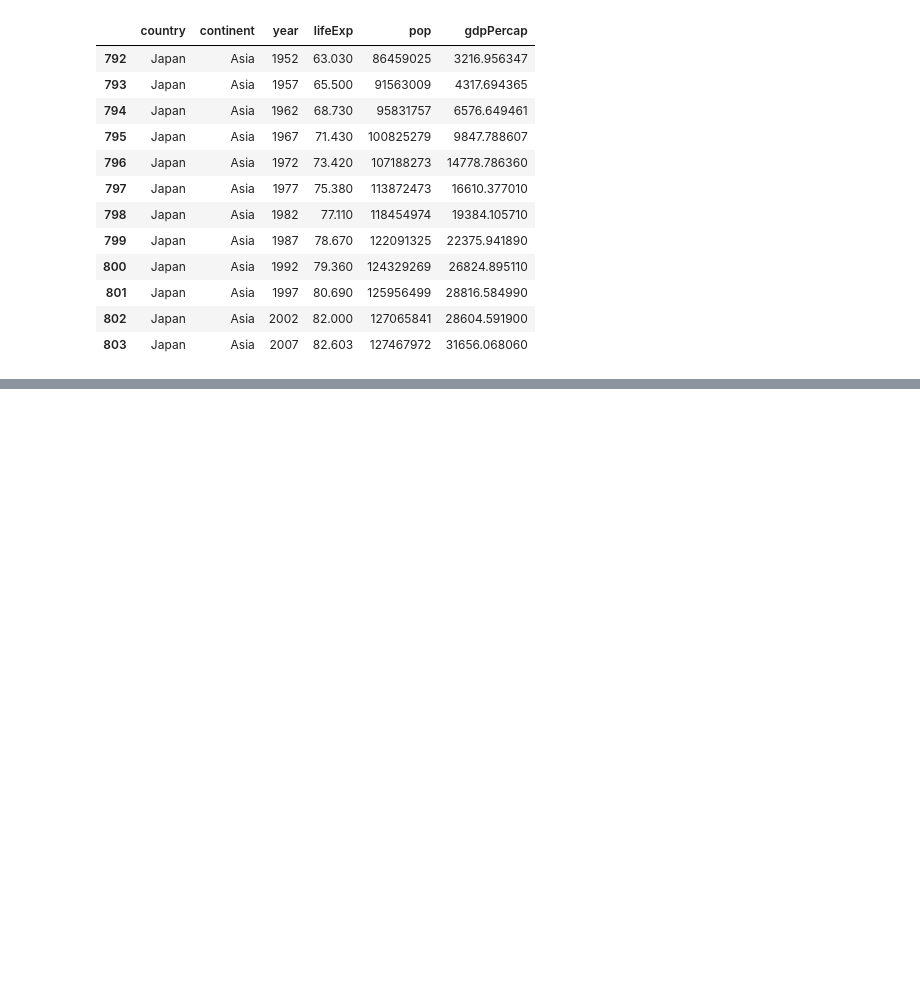
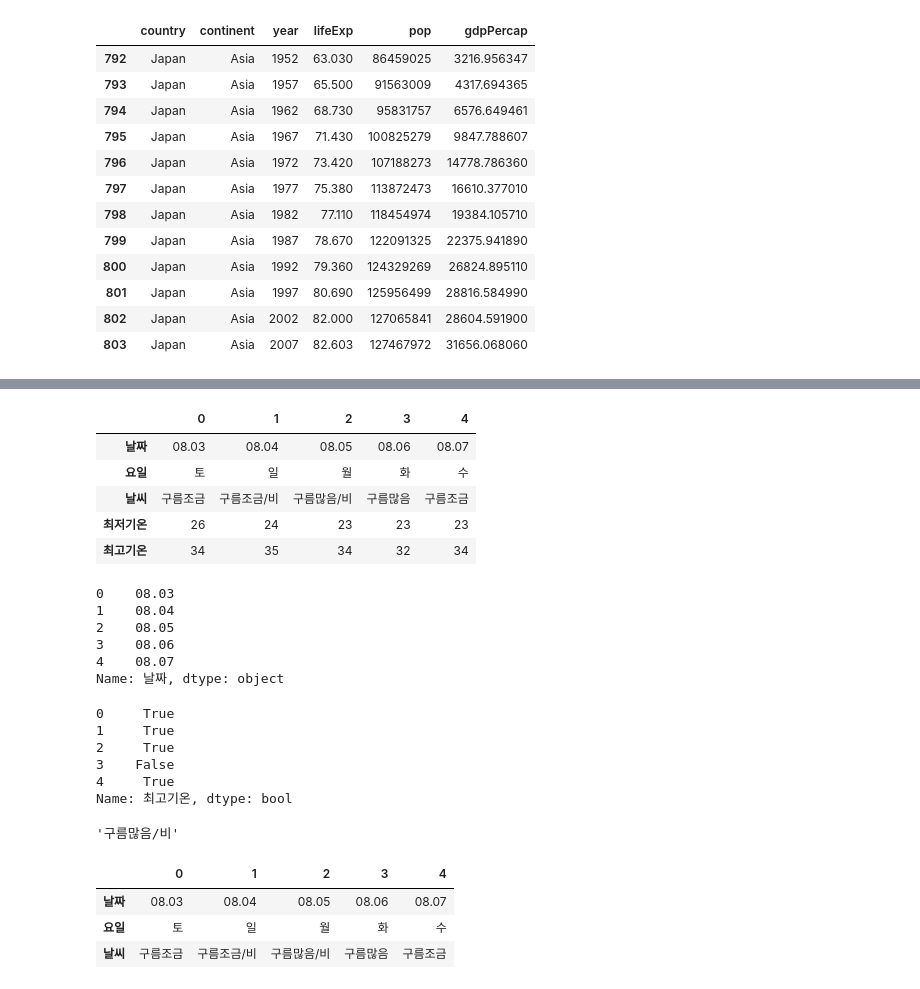
Before and after one commit to wag192625/new, a Jupyter notebook: 110일차 (판다스 설명2).ipynb, the cells around one changed output, grey strips where cells are left out. Drawn from its saved outputs; the diff is of its cells as text; code cells hidden in the pictures; blank space fills up the shorter version.

```diff
--- a/110일차 (판다스 설명2).ipynb
+++ b/110일차 (판다스 설명2).ipynb
@@ -916,0 +945,39 @@ Name: continent, dtype: object
+# %%
+frame.head().T
+# %% [output]
+|  | 0 | 1 | 2 | 3 | 4 |
+| 날짜 | 08.03 | 08.04 | 08.05 | 08.06 | 08.07 |
+| 요일 | 토 | 일 | 월 | 화 | 수 |
+| 날씨 | 구름조금 | 구름조금/비 | 구름많음/비 | 구름많음 | 구름조금 |
+| 최저기온 | 26 | 24 | 23 | 23 | 23 |
+| 최고기온 | 34 | 35 | 34 | 32 | 34 |
+# %%
+frame['날짜']
+frame.날짜
+# %% [output]
+0    08.03
+1    08.04
+2    08.05
+3    08.06
+4    08.07
+Name: 날짜, dtype: object
+# %%
+frame.최고기온 >= 34
+# %% [output]
+0     True
+1     True
+2     True
+3    False
+4     True
+Name: 최고기온, dtype: bool
+# %%
+frame['날씨'].iloc[2]
+# %% [output]
+'구름많음/비'
+# %%
+frame.T[:3]
+# %% [output]
+|  | 0 | 1 | 2 | 3 | 4 |
+| 날짜 | 08.03 | 08.04 | 08.05 | 08.06 | 08.07 |
+| 요일 | 토 | 일 | 월 | 화 | 수 |
+| 날씨 | 구름조금 | 구름조금/비 | 구름많음/비 | 구름많음 | 구름조금 |
```
Also changed, not shown: parts of 8 cells of this notebook, 5 other files.
